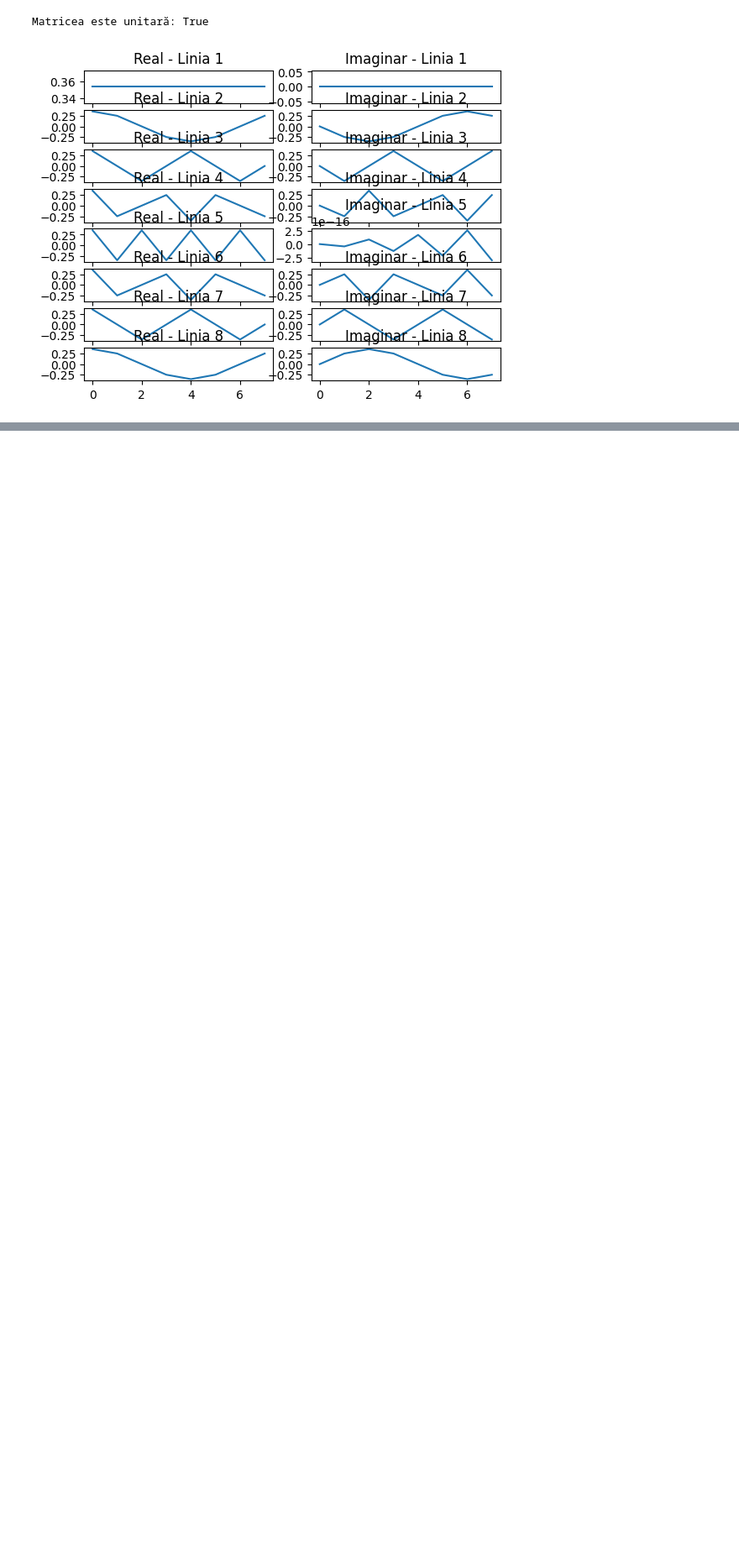
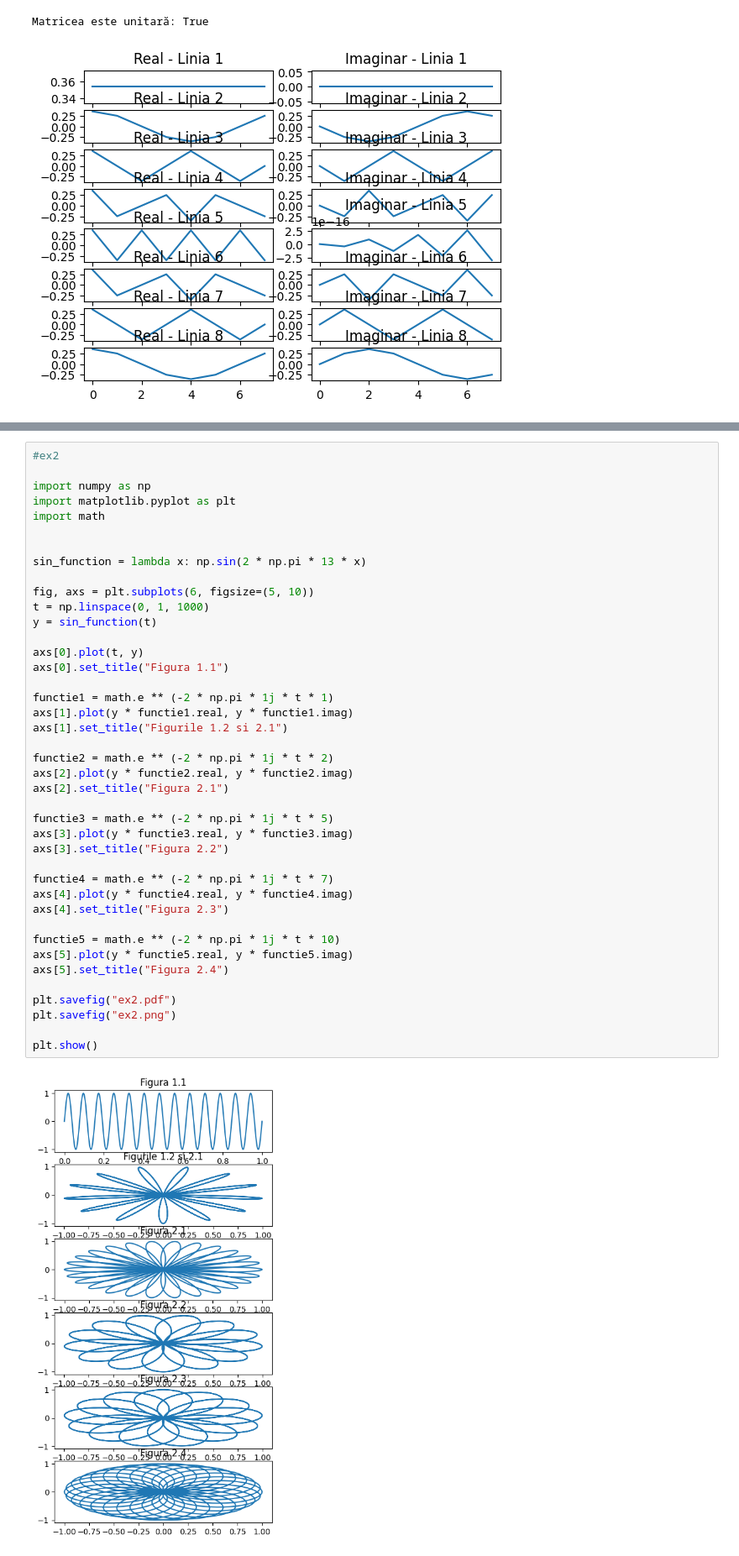
Before and after one commit to CristinaA24/Laborator-PS, a Jupyter notebook: lab3.ipynb, the cells around one changed output, grey strips where cells are left out. Shown at 84% size. Cells and saved outputs as stored; diff of their text form; blank space fills up the shorter version.

```diff
--- a/lab3.ipynb
+++ b/lab3.ipynb
@@ -100,0 +34,43 @@ Matricea este unitară: True
+# %%
+#ex2
+
+import numpy as np
+import matplotlib.pyplot as plt
+import math
+
+
+sin_function = lambda x: np.sin(2 * np.pi * 13 * x)
+
+fig, axs = plt.subplots(6, figsize=(5, 10))
+t = np.linspace(0, 1, 1000)
+y = sin_function(t)
+
+axs[0].plot(t, y)
+axs[0].set_title("Figura 1.1")
+
+functie1 = math.e ** (-2 * np.pi * 1j * t * 1)
+axs[1].plot(y * functie1.real, y * functie1.imag)
+axs[1].set_title("Figurile 1.2 si 2.1")
+
+functie2 = math.e ** (-2 * np.pi * 1j * t * 2)
+axs[2].plot(y * functie2.real, y * functie2.imag)
+axs[2].set_title("Figura 2.1")
+
+functie3 = math.e ** (-2 * np.pi * 1j * t * 5)
+axs[3].plot(y * functie3.real, y * functie3.imag)
+axs[3].set_title("Figura 2.2")
+
+functie4 = math.e ** (-2 * np.pi * 1j * t * 7)
+axs[4].plot(y * functie4.real, y * functie4.imag)
+axs[4].set_title("Figura 2.3")
+
+functie5 = math.e ** (-2 * np.pi * 1j * t * 10)
+axs[5].plot(y * functie5.real, y * functie5.imag)
+axs[5].set_title("Figura 2.4")
+
+plt.savefig("ex2.pdf")
+plt.savefig("ex2.png")
+
+plt.show()
+# %% [output]
+[figure, added]
```
Also changed, not shown: parts of 2 cells of this notebook.
